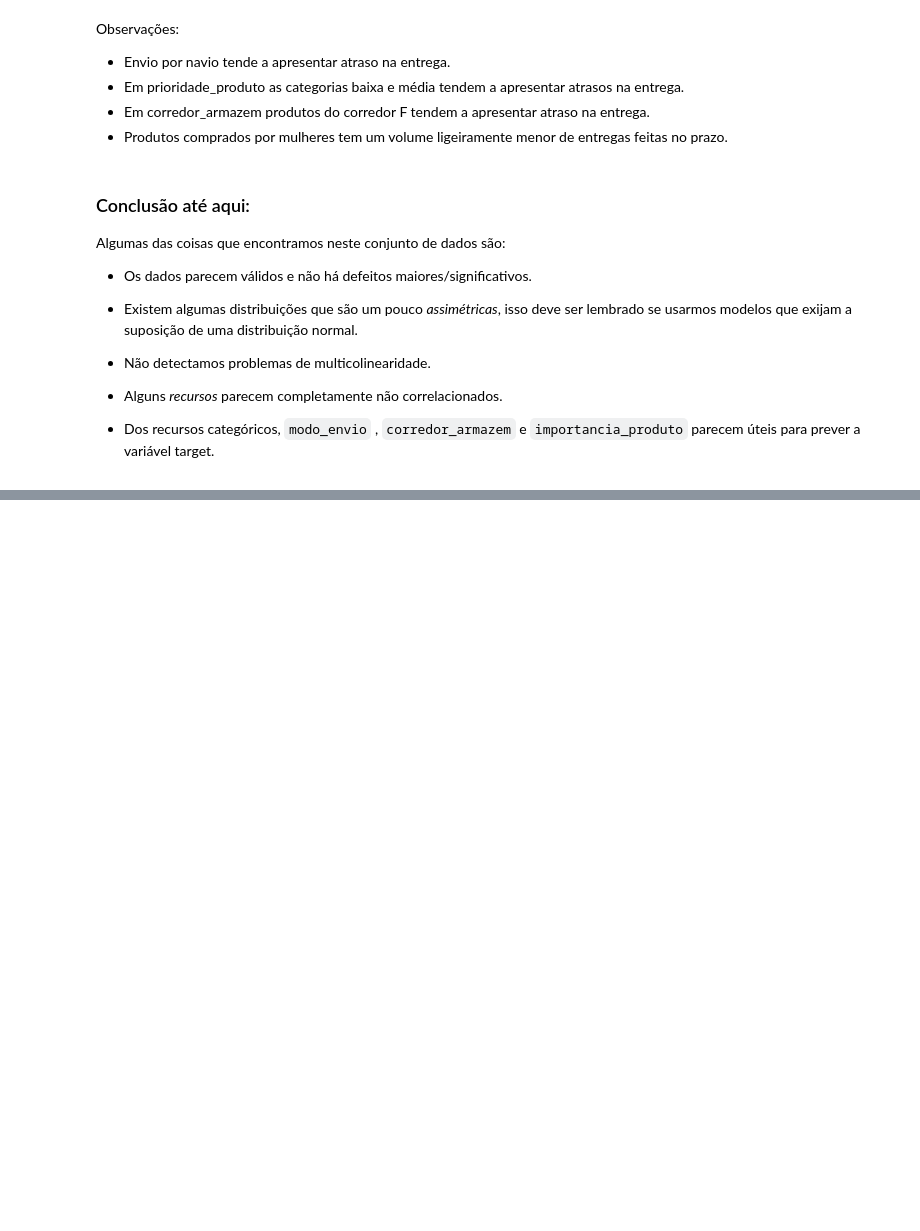
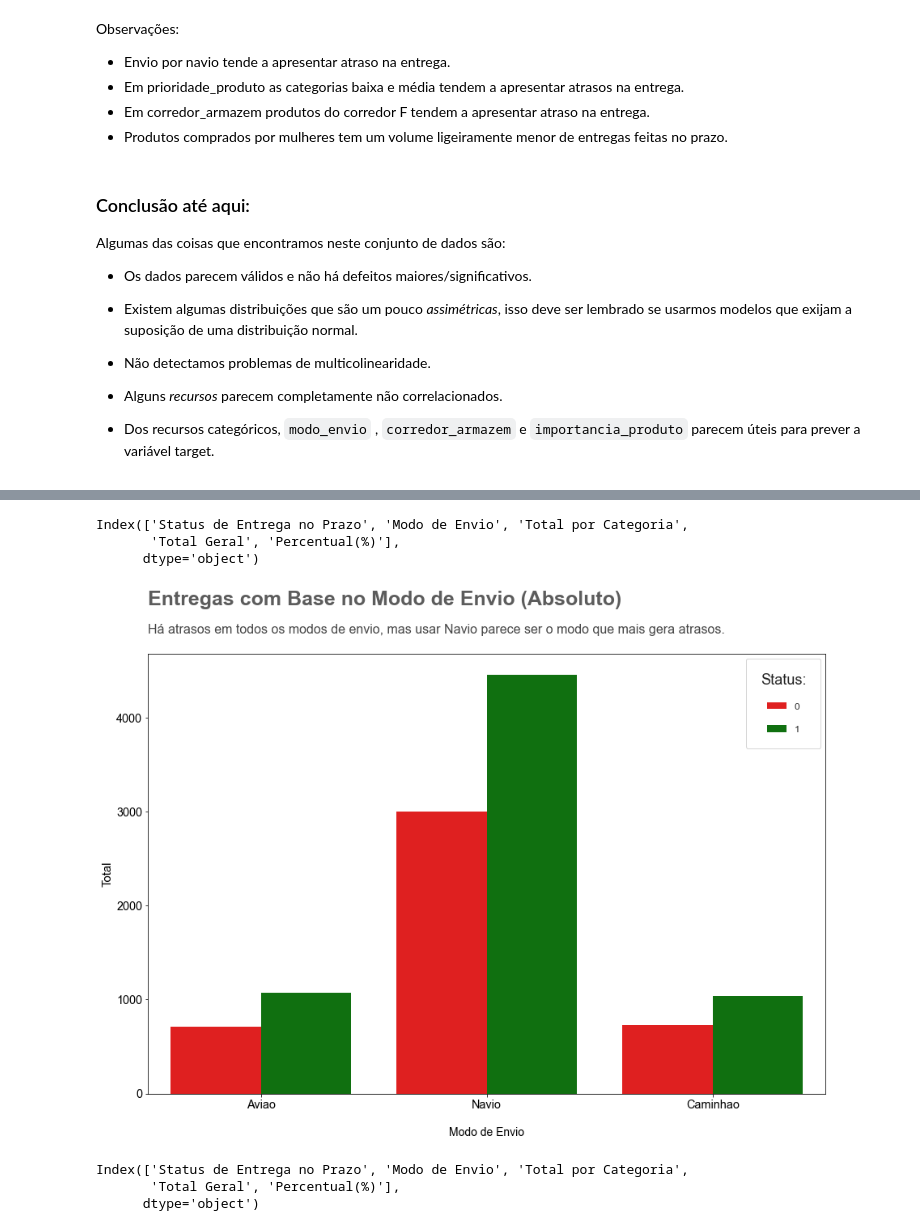
Before and after one commit to sandromzljr/Analise-Exploratoria-Dados, a Jupyter notebook: eda.ipynb, the cells around one changed output, grey strips where cells are left out. Cells and saved outputs as stored; diff of their text form; code cells hidden in the pictures; blank space fills up the shorter version.

```diff
--- a/eda.ipynb
+++ b/eda.ipynb
@@ -405,0 +511,54 @@ Algumas das coisas que encontramos neste conjunto de dados são:
+# %%
+df_group5.columns
+# %% [output]
+Index(['Status de Entrega no Prazo', 'Modo de Envio', 'Total por Categoria',
+       'Total Geral', 'Percentual(%)'],
+      dtype='object')
+# %%
+# Primeiro gráfico - Utilizando valores Absolutos
+
+# Tamanho da figura
+plt.figure(figsize = (15,10))
+
+# Chart (Gráfico de Contagem)
+chart = sns.countplot(data = df,
+                      x = 'modo_envio',
+                      hue = 'entregue_no_prazo',
+                      palette = ['red', 'green'])
+
+# Estilo e Labels
+sns.set(font_scale = 1.5)
+sns.set_style('whitegrid')
+sns.set_palette('prism')
+chart.set_xlabel('\nModo de Envio', fontsize = 14)
+chart.set_ylabel('Total', fontsize = 15)
+
+# Legenda
+plt.legend(loc = 'upper right',
+          borderpad = 1.5,
+          labelspacing = 1.5,
+          fontsize = 12,
+          title = 'Status:')
+
+# Adicionando Título
+chart.text(x = -0.5,
+           y = 5200,
+           s = 'Entregas com Base no Modo de Envio (Absoluto)',
+           fontsize = 25,
+           weight = 'bold',
+           alpha = .75)
+
+# Adicionando Sub-Título
+chart.text(x = -0.5,
+           y = 4900,
+           s = 'Há atrasos em todos os modos de envio, mas usar Navio parece ser o modo que mais gera atrasos.',
+           fontsize = 16,
+           alpha = .85);
+# %% [output]
+[figure, added]
+# %%
+df_group5.columns
+# %% [output]
+Index(['Status de Entrega no Prazo', 'Modo de Envio', 'Total por Categoria',
+       'Total Geral', 'Percentual(%)'],
+      dtype='object')
```
Also changed, not shown: parts of 36 cells of this notebook.
